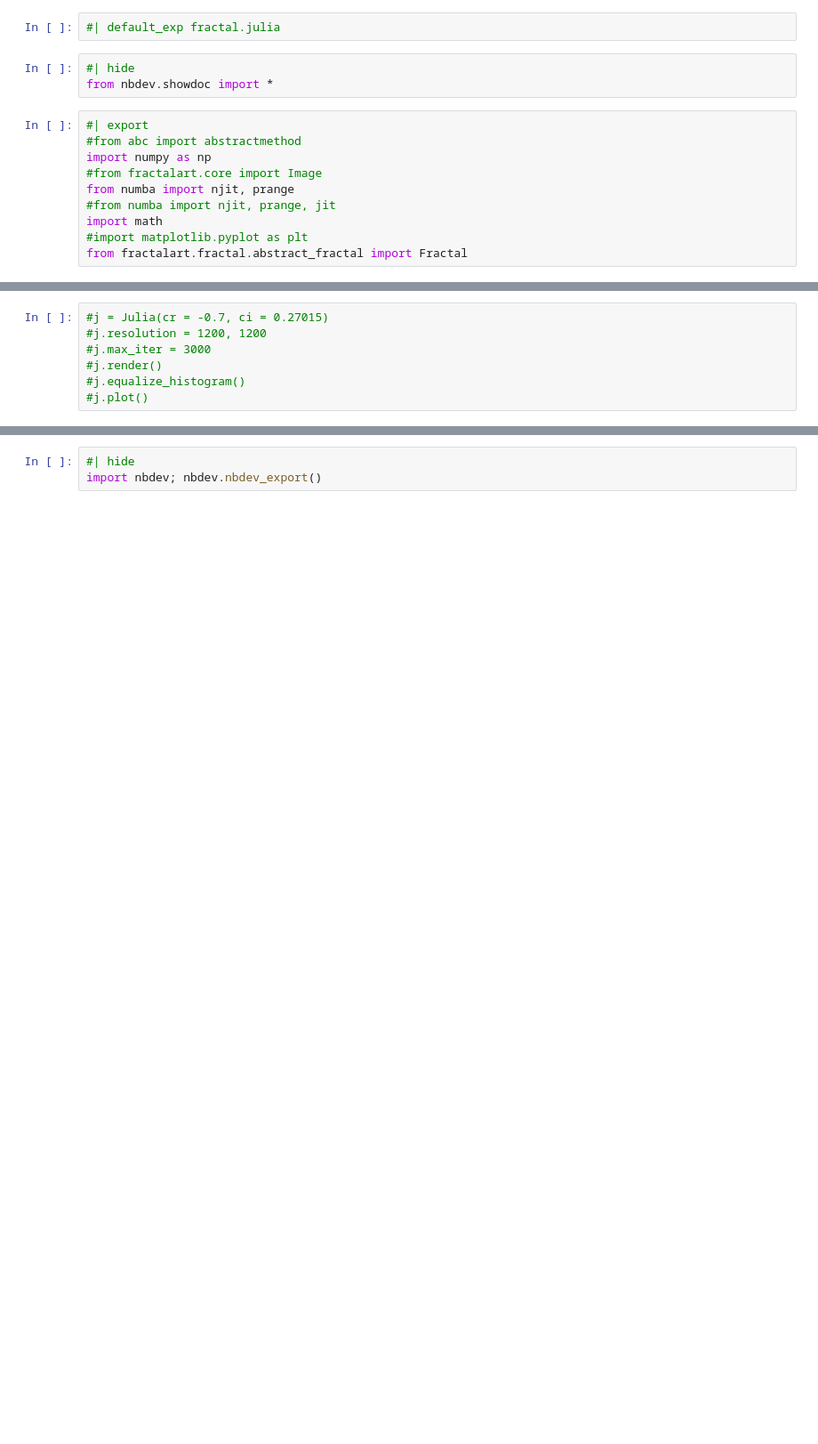
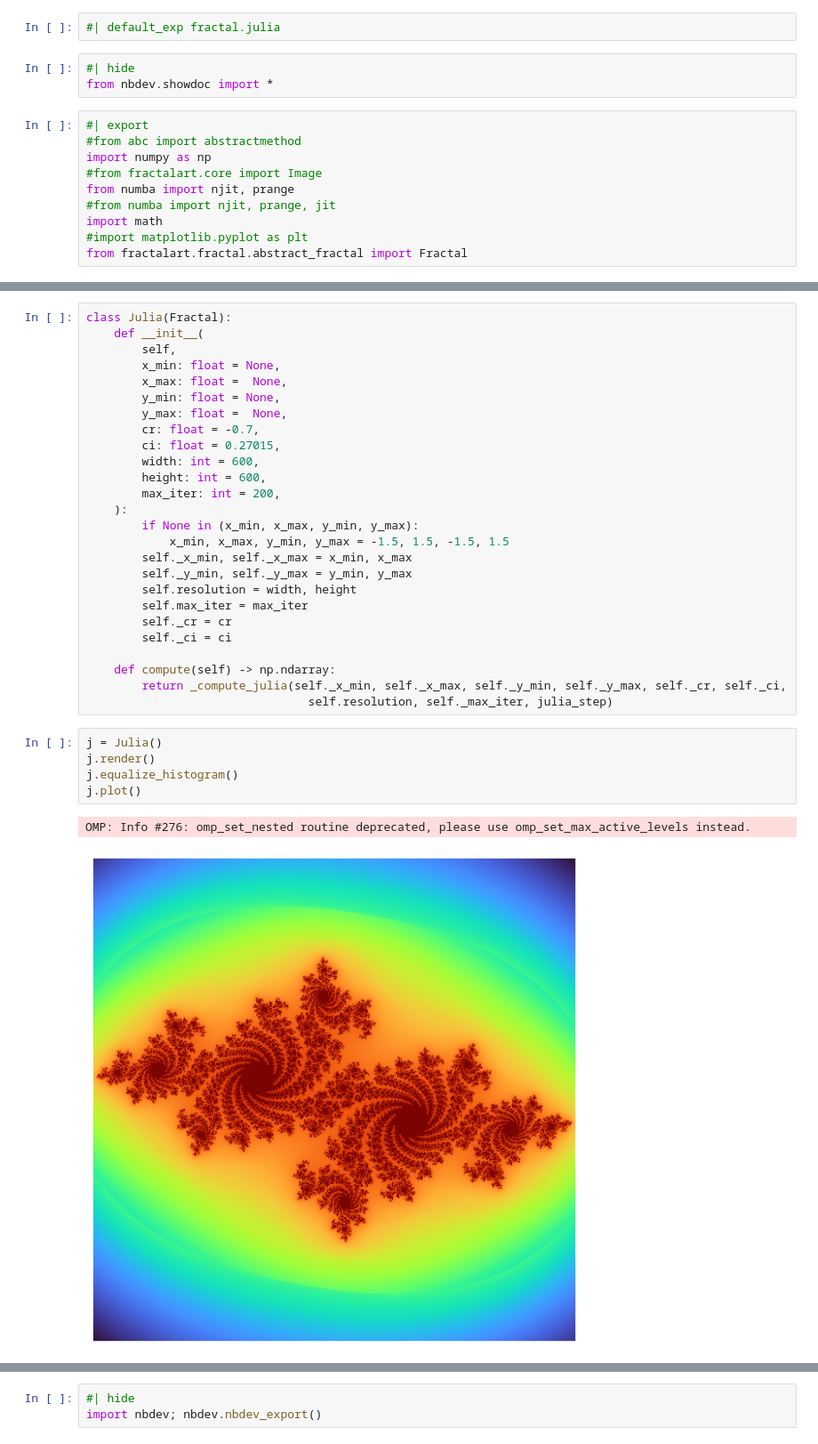
Before and after one commit to eandreas/fractalart, a Jupyter notebook: nbs/fractals/03_julia.ipynb, the cells around one changed output, grey strips where cells are left out. Shown at 89% size. Saved outputs shown, nothing was run; the diff lists cells and outputs as text; blank space fills up the shorter version.

```diff
--- a/nbs/fractals/03_julia.ipynb
+++ b/nbs/fractals/03_julia.ipynb
@@ -135,7 +83,34 @@ def julia_step(zr, zi, cr, ci):
+# %%
+class Julia(Fractal):
+    def __init__(
+        self,
+        x_min: float = None,
+        x_max: float =  None,
+        y_min: float = None,
+        y_max: float =  None,
+        cr: float = -0.7,
+        ci: float = 0.27015,
+        width: int = 600,
+        height: int = 600,
+        max_iter: int = 200,
+    ):
+        if None in (x_min, x_max, y_min, y_max):
+            x_min, x_max, y_min, y_max = -1.5, 1.5, -1.5, 1.5
+        self._x_min, self._x_max = x_min, x_max
+        self._y_min, self._y_max = y_min, y_max
+        self.resolution = width, height
+        self.max_iter = max_iter
+        self._cr = cr
+        self._ci = ci
+
+    def compute(self) -> np.ndarray:
+        return _compute_julia(self._x_min, self._x_max, self._y_min, self._y_max, self._cr, self._ci,
+                                self.resolution, self._max_iter, julia_step)
 # %%
-#j = Julia(cr = -0.7, ci = 0.27015)
-#j.resolution = 1200, 1200
-#j.max_iter = 3000
-#j.render()
-#j.equalize_histogram()
-#j.plot()
+j = Julia()
+j.render()
+j.equalize_histogram()
+j.plot()
+# %% [output]
+OMP: Info #276: omp_set_nested routine deprecated, please use omp_set_max_active_levels instead.
+[figure, added]
```
Also changed, not shown: parts of 11 cells of this notebook, 4 other files.
